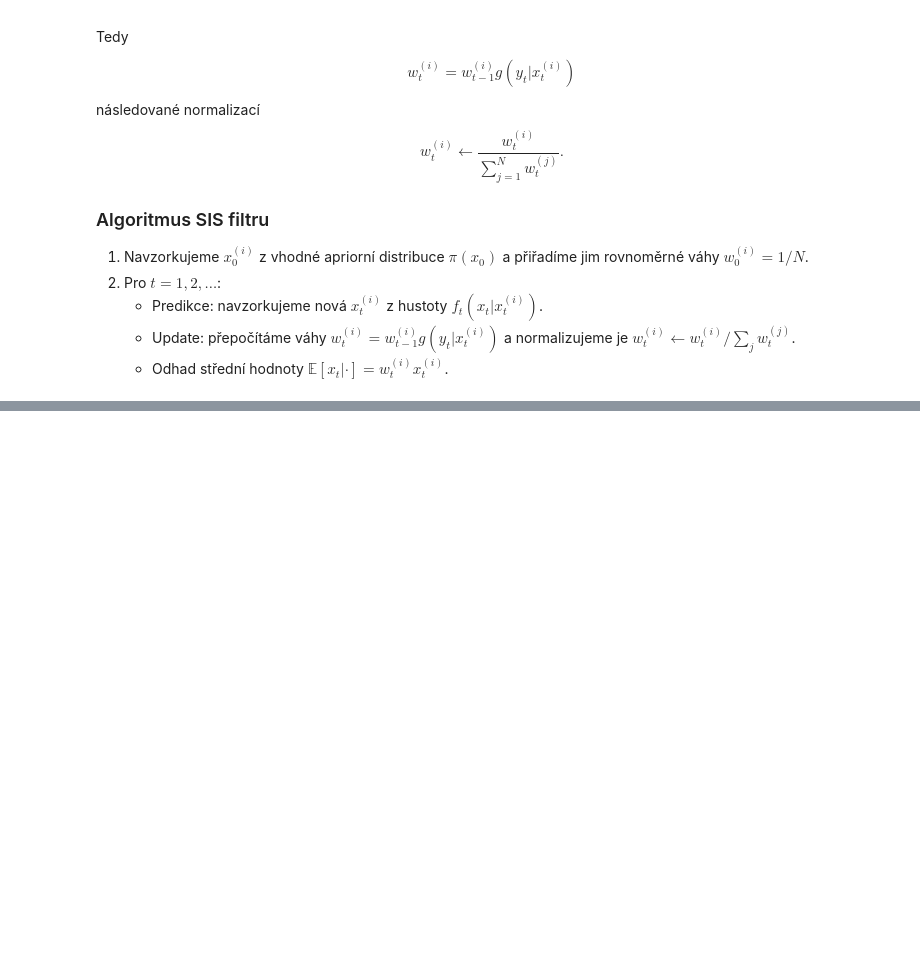
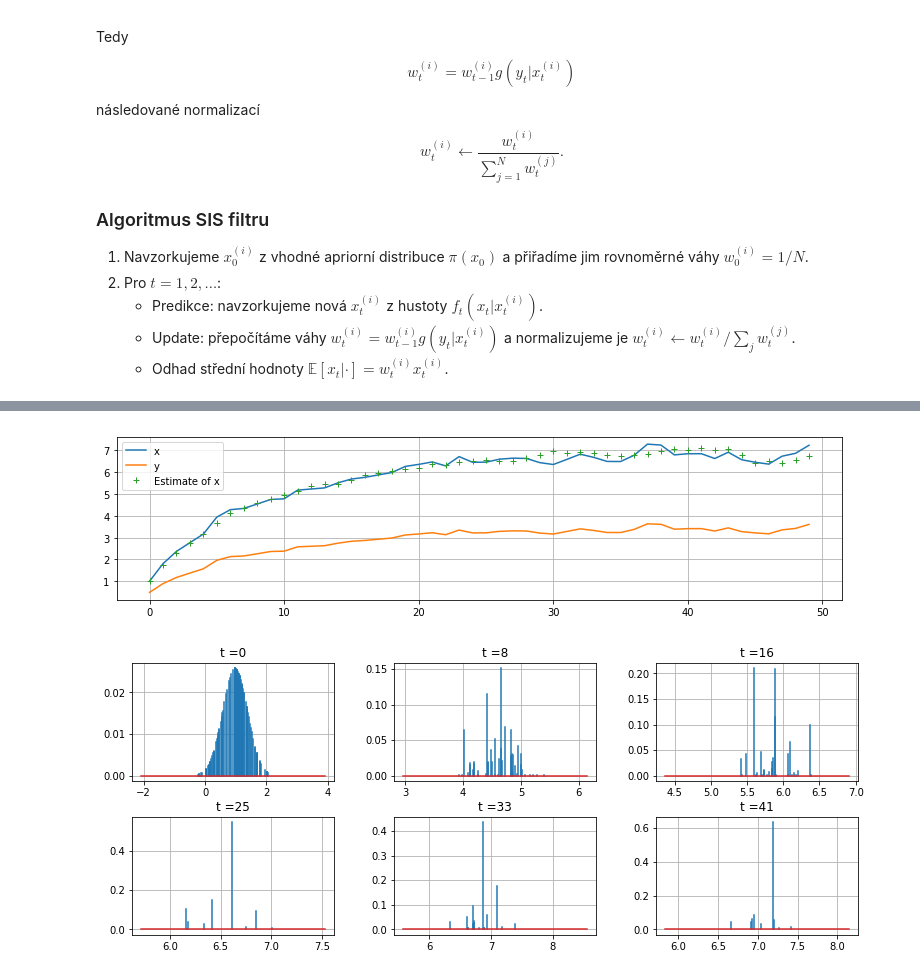
Before and after one commit to TaIos/bml, a Jupyter notebook: prednasky/9_prednaska.ipynb, the cells around one changed output, grey strips where cells are left out. Saved outputs shown, nothing was run; the diff lists cells and outputs as text; code cells hidden in the pictures; blank space fills up the shorter version.

```diff
--- a/prednasky/9_prednaska.ipynb
+++ b/prednasky/9_prednaska.ipynb
@@ -446,0 +487,66 @@ $$
+# %%
+nsamples = 100    ### Number of samples
+proposal_loc = 0  ### Mean of normal proposal
+proposal_std = 1  ### St. deviation of normal proposal
+
+ndat = 50         ### number of observations
+xstd = .2         ### noise std on x
+ystd = .2         ### noise std on y
+
+def prediction(xold):
+    loc = .9 * xold + .7
+    xnew = norm.rvs(loc=loc, scale=xstd)
+    return xnew
+
+def update(y, x, weights):
+    loc = .5 * x
+    weights *= norm.pdf(y, loc=loc, scale=ystd)
+    weights /= weights.sum()
+    return weights
+
+x = np.zeros(ndat)
+x[0] = 1
+y = np.zeros(ndat)
+
+# Data simulation
+for t in range(1, ndat):
+    x[t] = .9 * x[t-1] + .7
+    x[t] += norm.rvs(scale=xstd)
+y = .5 * x + norm.rvs(scale=ystd)
+
+# Filter initialization
+samples_x = norm.rvs(loc=proposal_loc, scale=proposal_std, size=nsamples)
+weights = np.ones(nsamples)/nsamples
+
+# Logs
+est_log = np.zeros(ndat)
+weights_log = np.zeros((ndat, nsamples))
+samples_log = np.zeros((ndat, nsamples))
+for t, yt in enumerate(y):
+    # Prediction
+    samples_x = prediction(samples_x)
+
+    # Update
+    weights = update(yt, samples_x, weights)
+
+    # Estimate & log
+    estimate = np.sum(samples_x * weights)
+    est_log[t] = estimate
+    weights_log[t] = weights.copy()
+    samples_log[t] = samples_x.copy()
+
+plt.figure(figsize=(13, 3))
+plt.plot(x, label='x')
+plt.plot(y, label='y')
+plt.plot(est_log, '+', label='Estimate of x')
+plt.legend()
+
+plt.figure(figsize=(13, 5))
+for i in range(6):
+    plt.subplot(2, 3, i+1)
+    row = i * ndat // 6
+    plt.stem(samples_log[row], weights_log[row], markerfmt=' ')
+    plt.title('t ={0}'.format(row))
+# %% [output]
+[figure, added]
+[figure, added]
```
Also changed, not shown: parts of 10 cells of this notebook.
